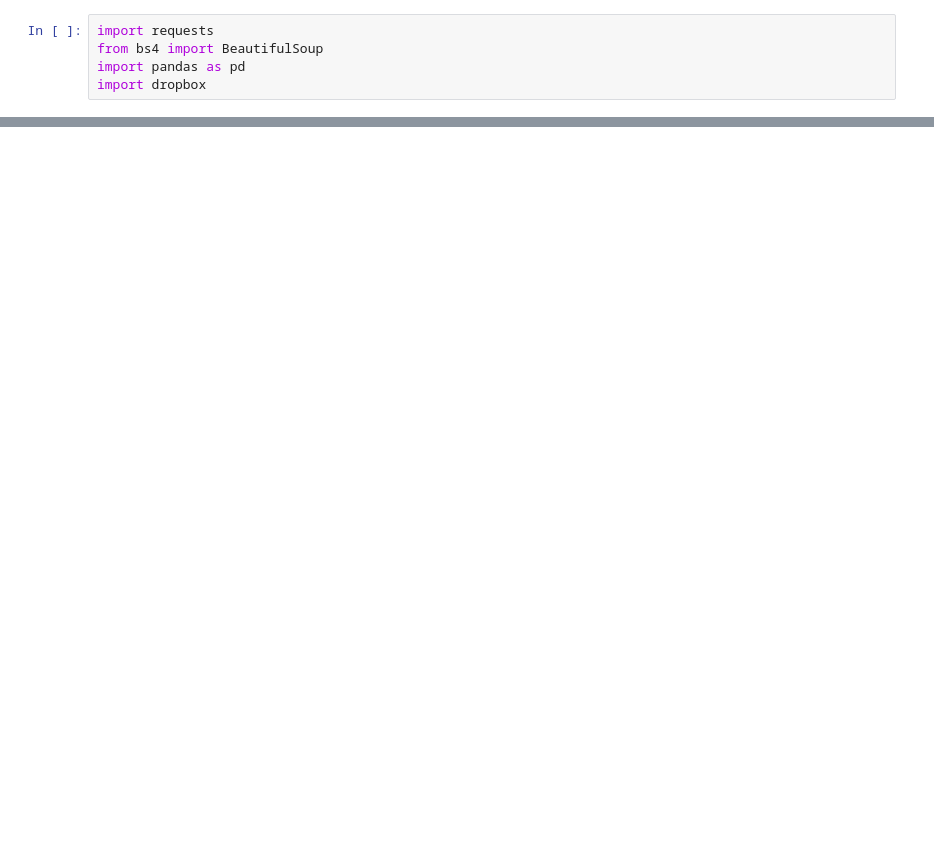
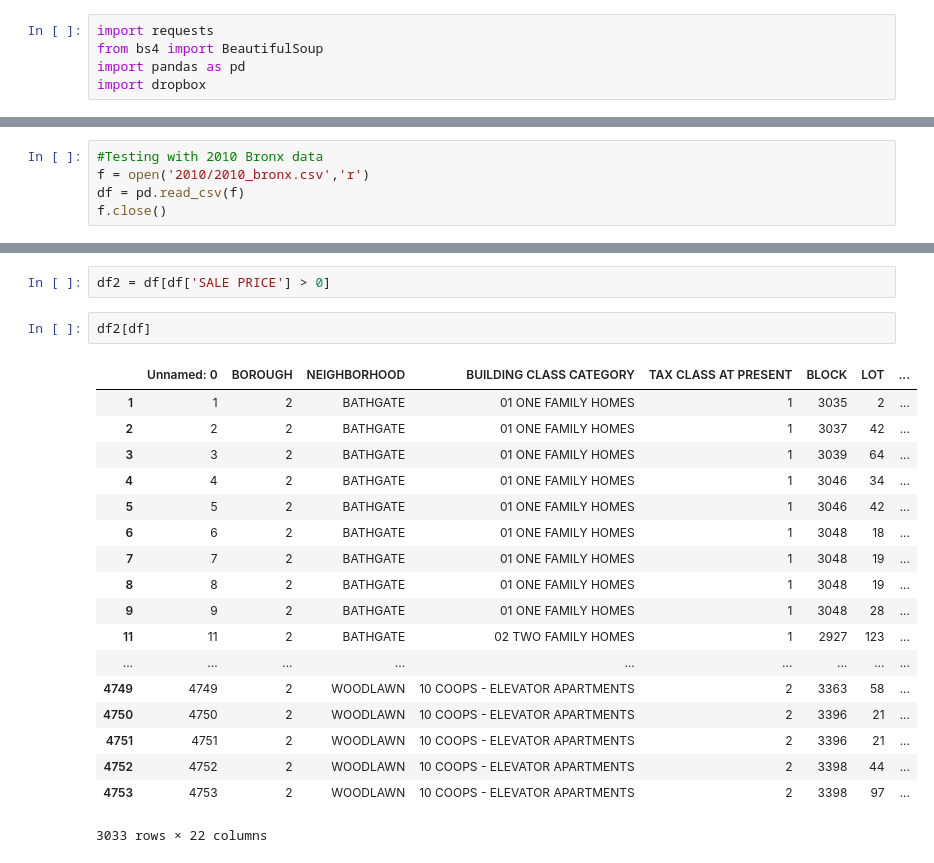
Before and after one commit to asaich/cs109final, a Jupyter notebook: Make_Features.ipynb, the cells around one changed output, grey strips where cells are left out. Cells and saved outputs as stored; diff of their text form; blank space fills up the shorter version.

```diff
--- a/Make_Features.ipynb
+++ b/Make_Features.ipynb
@@ -8,0 +6,5 @@ u'<!DOCTYPE html><html lang="en" xmlns:fb="http://ogp.me/ns/fb#" xml:lang="en" c
+# %%
+#Testing with 2010 Bronx data
+f = open('2010/2010_bronx.csv','r')
+df = pd.read_csv(f)
+f.close()
@@ -8,0 +31,23 @@ u'<!DOCTYPE html><html lang="en" xmlns:fb="http://ogp.me/ns/fb#" xml:lang="en" c
+# %%
+df2 = df[df['SALE PRICE'] > 0]
+# %%
+df2[df]
+# %% [output]
+|  | Unnamed: 0 | BOROUGH | NEIGHBORHOOD | BUILDING CLASS CATEGORY | TAX CLASS AT PRESENT | BLOCK | LOT | ... |
+| 1 | 1 | 2 | BATHGATE | 01 ONE FAMILY HOMES | 1 | 3035 | 2 | ... |
+| 2 | 2 | 2 | BATHGATE | 01 ONE FAMILY HOMES | 1 | 3037 | 42 | ... |
+| 3 | 3 | 2 | BATHGATE | 01 ONE FAMILY HOMES | 1 | 3039 | 64 | ... |
+| 4 | 4 | 2 | BATHGATE | 01 ONE FAMILY HOMES | 1 | 3046 | 34 | ... |
+| 5 | 5 | 2 | BATHGATE | 01 ONE FAMILY HOMES | 1 | 3046 | 42 | ... |
+| 6 | 6 | 2 | BATHGATE | 01 ONE FAMILY HOMES | 1 | 3048 | 18 | ... |
+| 7 | 7 | 2 | BATHGATE | 01 ONE FAMILY HOMES | 1 | 3048 | 19 | ... |
+| 8 | 8 | 2 | BATHGATE | 01 ONE FAMILY HOMES | 1 | 3048 | 19 | ... |
+| 9 | 9 | 2 | BATHGATE | 01 ONE FAMILY HOMES | 1 | 3048 | 28 | ... |
+| 11 | 11 | 2 | BATHGATE | 02 TWO FAMILY HOMES | 1 | 2927 | 123 | ... |
+| ... | ... | ... | ... | ... | ... | ... | ... | ... |
+| 4749 | 4749 | 2 | WOODLAWN | 10 COOPS - ELEVATOR APARTMENTS | 2 | 3363 | 58 | ... |
+| 4750 | 4750 | 2 | WOODLAWN | 10 COOPS - ELEVATOR APARTMENTS | 2 | 3396 | 21 | ... |
+| 4751 | 4751 | 2 | WOODLAWN | 10 COOPS - ELEVATOR APARTMENTS | 2 | 3396 | 21 | ... |
+| 4752 | 4752 | 2 | WOODLAWN | 10 COOPS - ELEVATOR APARTMENTS | 2 | 3398 | 44 | ... |
+| 4753 | 4753 | 2 | WOODLAWN | 10 COOPS - ELEVATOR APARTMENTS | 2 | 3398 | 97 | ... |
+3033 rows × 22 columns
```
Also changed, not shown: parts of 2 cells of this notebook.
